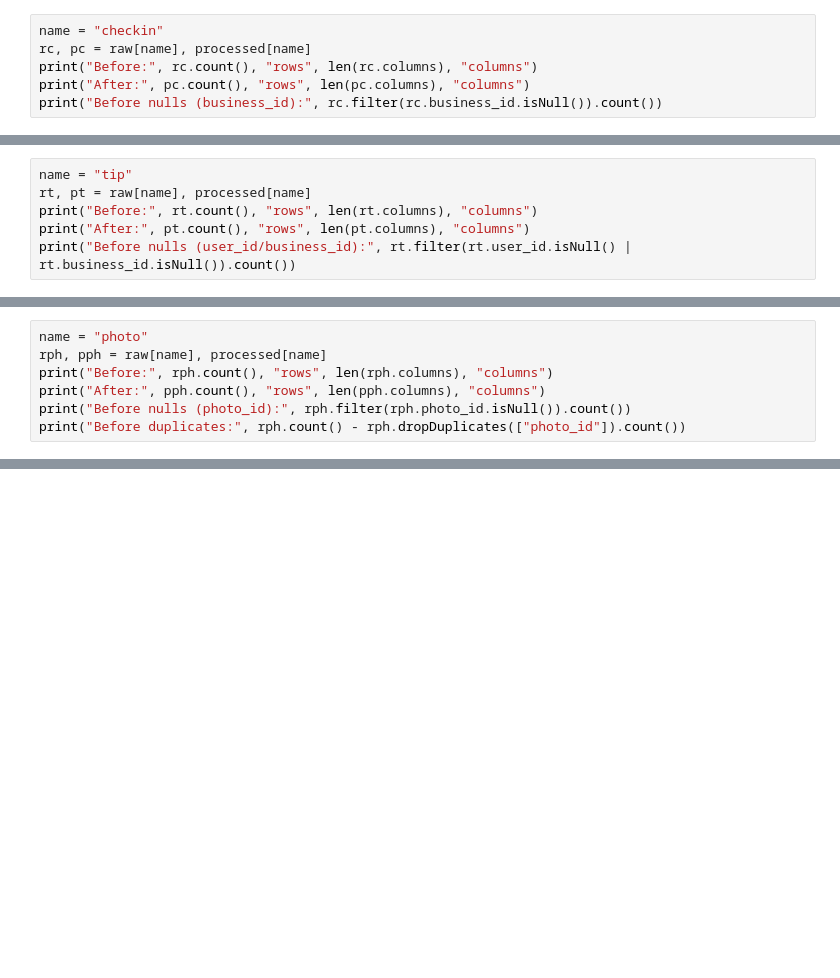
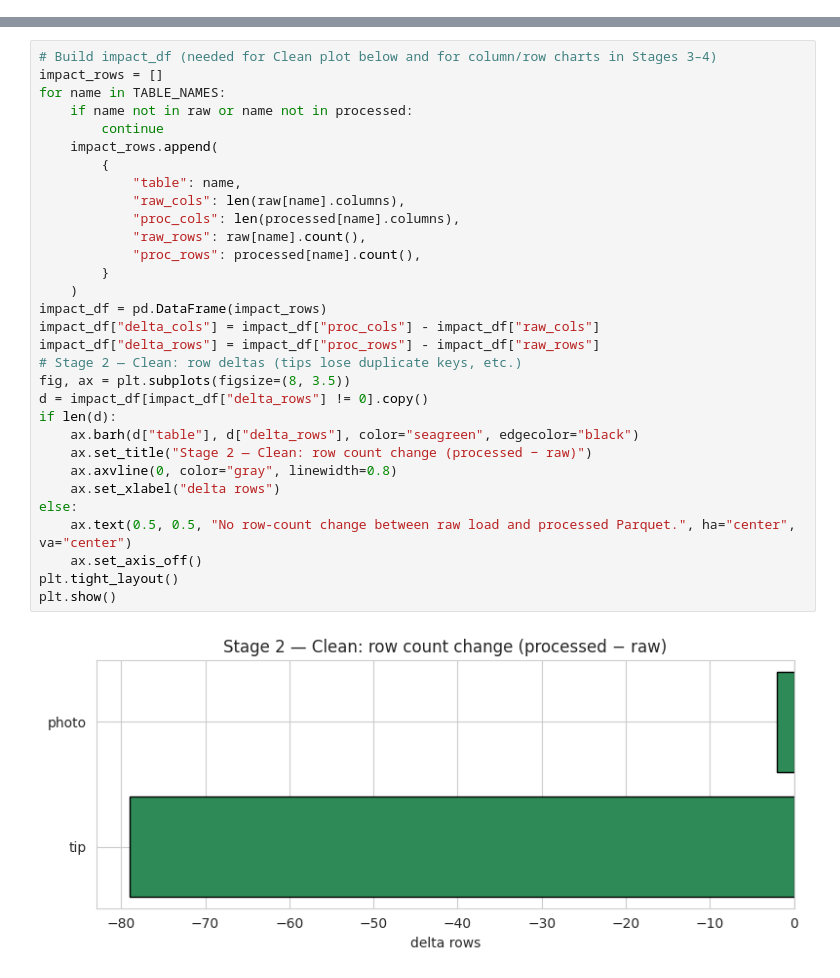
Before and after one commit to big-data-lpnu/yelp-spark-project, a Jupyter notebook: src/notebooks/preprocessing_comparison.ipynb, the cells around one changed output, grey strips where cells are left out. Saved outputs shown, nothing was run; the diff lists cells and outputs as text; blank space fills up the shorter version.

Commit message:
Add preprocessing visualisation

```diff
--- a/src/notebooks/preprocessing_comparison.ipynb
+++ b/src/notebooks/preprocessing_comparison.ipynb
@@ -201,6 +47,0 @@ plot_boxplots(pdf_after, "User AFTER: box plots", nums_a)
-# %%
-name = "checkin"
-rc, pc = raw[name], processed[name]
-print("Before:", rc.count(), "rows", len(rc.columns), "columns")
-print("After:", pc.count(), "rows", len(pc.columns), "columns")
-print("Before nulls (business_id):", rc.filter(rc.business_id.isNull()).count())
@@ -228,6 +47,0 @@ if nums:
-# %%
-name = "tip"
-rt, pt = raw[name], processed[name]
-print("Before:", rt.count(), "rows", len(rt.columns), "columns")
-print("After:", pt.count(), "rows", len(pt.columns), "columns")
-print("Before nulls (user_id/business_id):", rt.filter(rt.user_id.isNull() | rt.business_id.isNull()).count())
@@ -257,7 +47,0 @@ plot_boxplots(pdf_after, "Tip AFTER: box", nums_a)
-# %%
-name = "photo"
-rph, pph = raw[name], processed[name]
-print("Before:", rph.count(), "rows", len(rph.columns), "columns")
-print("After:", pph.count(), "rows", len(pph.columns), "columns")
-print("Before nulls (photo_id):", rph.filter(rph.photo_id.isNull()).count())
-print("Before duplicates:", rph.count() - rph.dropDuplicates(["photo_id"]).count())
@@ -305,0 +71,33 @@ Comparison complete. Summary:
+# %%
+# Build impact_df (needed for Clean plot below and for column/row charts in Stages 3–4)
+impact_rows = []
+for name in TABLE_NAMES:
+    if name not in raw or name not in processed:
+        continue
+    impact_rows.append(
+        {
+            "table": name,
+            "raw_cols": len(raw[name].columns),
+            "proc_cols": len(processed[name].columns),
+            "raw_rows": raw[name].count(),
+            "proc_rows": processed[name].count(),
+        }
+    )
+impact_df = pd.DataFrame(impact_rows)
+impact_df["delta_cols"] = impact_df["proc_cols"] - impact_df["raw_cols"]
+impact_df["delta_rows"] = impact_df["proc_rows"] - impact_df["raw_rows"]
+# Stage 2 — Clean: row deltas (tips lose duplicate keys, etc.)
+fig, ax = plt.subplots(figsize=(8, 3.5))
+d = impact_df[impact_df["delta_rows"] != 0].copy()
+if len(d):
+    ax.barh(d["table"], d["delta_rows"], color="seagreen", edgecolor="black")
+    ax.set_title("Stage 2 — Clean: row count change (processed − raw)")
+    ax.axvline(0, color="gray", linewidth=0.8)
+    ax.set_xlabel("delta rows")
+else:
+    ax.text(0.5, 0.5, "No row-count change between raw load and processed Parquet.", ha="center", va="center")
+    ax.set_axis_off()
+plt.tight_layout()
+plt.show()
+# %% [output]
+[figure, added]
```
Also changed, not shown: parts of 51 cells of this notebook, 6 other files.
